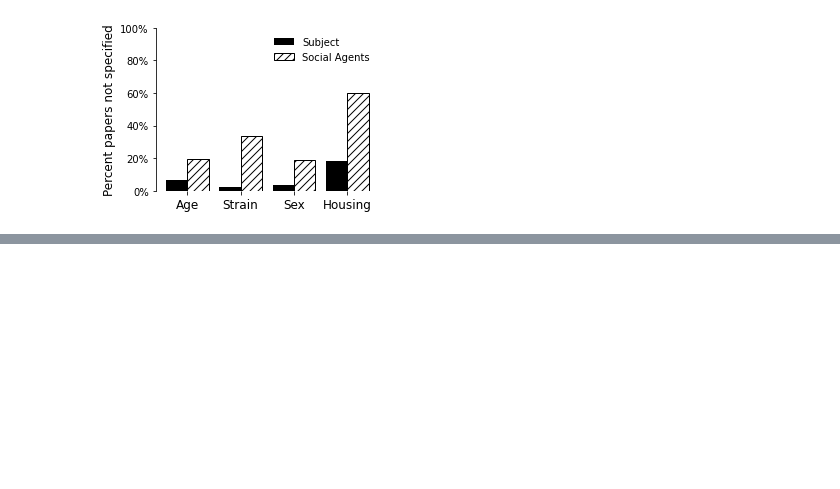
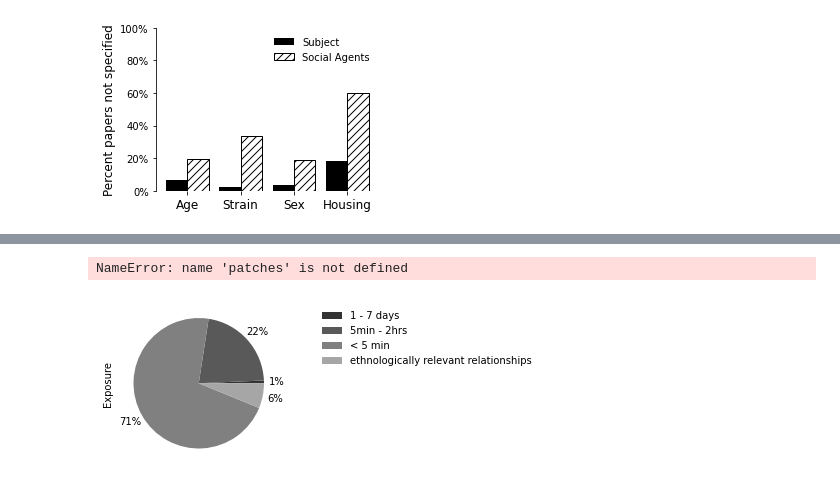
Before and after one commit to padillacoreanolab/literature_review_processing, a Jupyter notebook: results/2022_09_09_literature_review_processing/Graphs for Literature Review.ipynb, the cells around one changed output, grey strips where cells are left out. Saved outputs shown, nothing was run; the diff lists cells and outputs as text; code cells hidden in the pictures; blank space fills up the shorter version.

```diff
--- a/results/2022_09_09_literature_review_processing/Graphs for Literature Review.ipynb
+++ b/results/2022_09_09_literature_review_processing/Graphs for Literature Review.ipynb
@@ -200,0 +262,14 @@ dfam_df = pd.read_csv(r"./data/Lit Review - Copy of Form Responses.csv",usecols
+# %%
+#Seperating by comma
+column_name = 'Social Agent: degree of familiarity (if subject is exposed to a social agent ONLY twice, each trial being 5 or less minutes, the degree of familiarity is 5 min or less, NOT the total time exposed to the social agent) '
+famtime_df = pd.read_csv(r"./data/Copy of Literature Review (Responses) - Copy of Form Responses 1.csv",usecols = [column_name])
+
+fixed_column_name = column_name + "_fixed"
+copy_famtime_df = famtime_df.copy()
+copy_famtime_df[fixed_column_name] = copy_famtime_df[column_name].apply(lambda x: x.split(","))
+exploded_famtime_df = copy_famtime_df.explode(fixed_column_name).reset_index()
+
+#exploded_famtime_df = exploded_famtime_df[exploded_famtime_df[fixed_column_name].str.contains('minutes')==True]
+#exploded_famtime_df = exploded_famtime_df.drop(column_name,axis = 1)
+
+#exploded_dfam_s = exploded_dfam_df[fixed_column_name].str.replace(r'\D','').astype(int)
@@ -200,0 +292,13 @@ dfam_df = pd.read_csv(r"./data/Lit Review - Copy of Form Responses.csv",usecols
+# %%
+sliced_column = "sliced column"
+exploded_famtime_df[sliced_column] = 'ethnologically relevant relationships'
+
+for i in range(len(exploded_famtime_df[sliced_column])):
+    if '5 min exposure or less' in exploded_famtime_df[fixed_column_name][i]:
+        exploded_famtime_df[sliced_column][i] = '< 5 min'
+    elif 'min' in exploded_famtime_df[fixed_column_name][i]:
+        exploded_famtime_df[sliced_column][i] = '5min - 2hrs'
+    elif 'days' in exploded_famtime_df[fixed_column_name][i]:
+        exploded_famtime_df[sliced_column][i] = '1 - 7 days'
+    #If string contains minutes
+    #IF string contains days
@@ -200,0 +332,14 @@ dfam_df = pd.read_csv(r"./data/Lit Review - Copy of Form Responses.csv",usecols
+# %%
+exploded_famtime_df.groupby([sliced_column]).sum().plot(kind='pie',subplots = True,autopct='%1.0f%%', pctdistance=1.2, labeldistance=None, colors=colors)
+plt.legend(bbox_to_anchor=(1.2, 1.0),frameon = False) #Moves legend and takes frame off
+plt.ylabel("Exposure")
+
+#from cycler import cycler
+#colors = plt.cm.gray(np.linspace(0.2,0.8,5))
+#plt.rcParams['axes.prop_cycle'] = cycler(color=colors)
+#for patch, hatch in zip(pie[0],hatches):
+#    patch.set_hatch(hatch)
+#patches = plt.pie(data)
+# %% [output]
+NameError: name 'patches' is not defined
+[figure, added]
```
Also changed, not shown: parts of 34 cells of this notebook.
